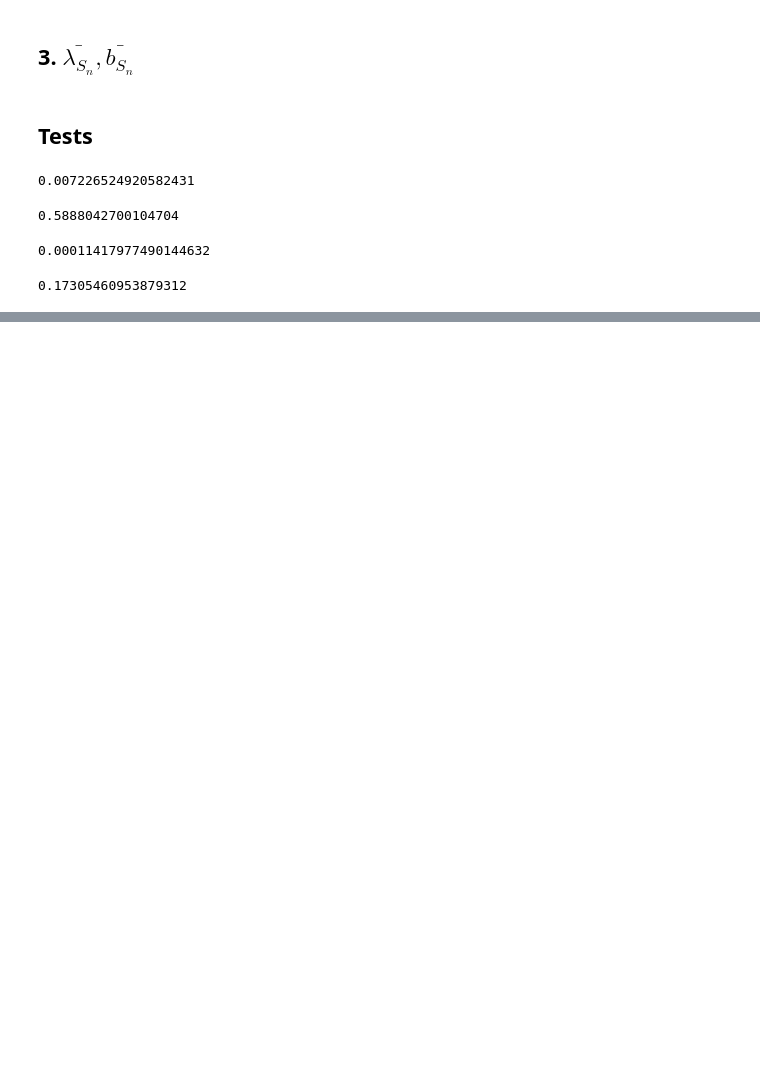
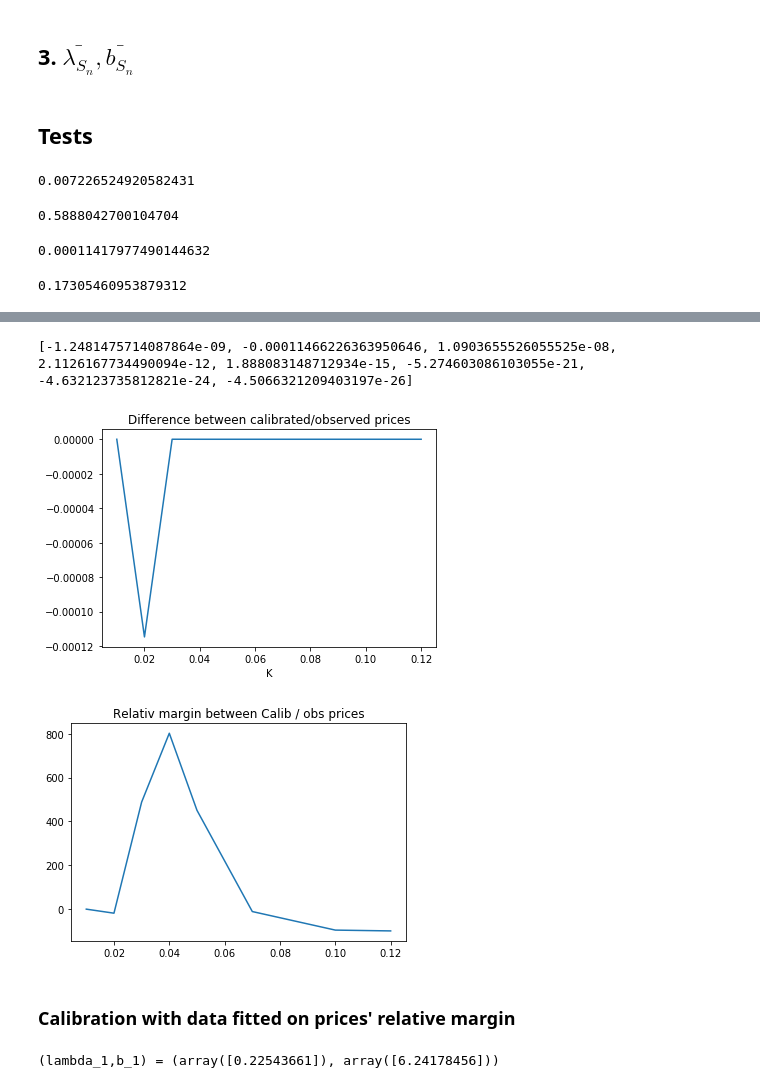
Before and after one commit to AlexisHoussard/Stage-Awalee-2021, a Jupyter notebook: Test_calibration.ipynb, the cells around one changed output, grey strips where cells are left out. Drawn from its saved outputs; the diff is of its cells as text; code cells hidden in the pictures; blank space fills up the shorter version.

```diff
--- a/Test_calibration.ipynb
+++ b/Test_calibration.ipynb
@@ -947,0 +855,21 @@ opt_param
+# %%
+# Plot of the price difference between observed prices and thus with calibrated parameters
+
+calib_b_bar = b_bar(maturities, bonds, maturity_grid, [0], [0], calib_param[0][0], calib_param[1][0], chi)
+calib_lambda_bar = lambda_bar(maturities, bonds, maturity_grid,[0], [0], calib_param[0][0], calib_param[1][0], chi)
+d = [log_displaced(S0,A0,T0,strikes[m],calib_lambda_bar,calib_b_bar) - Price_BS(S0,A0,T0,strikes[m],IV[0][m]) for m in range(len(strikes))]
+plt.plot(strikes,d)
+plt.title("Difference between calibrated/observed prices")
+plt.xlabel("K")
+print(d)
+plt.show()
+d2 = [100*d[m]/Price_BS(S0,A0,T0,strikes[m],IV[0][m]) for m in range(len(strikes))]
+plt.plot(strikes,d2)
+plt.title("Relativ margin between Calib / obs prices")
+plt.show()
+# %% [output]
+[-1.2481475714087864e-09, -0.00011466226363950646, 1.0903655526055525e-08, 2.1126167734490094e-12, 1.888083148712934e-15, -5.274603086103055e-21, -4.632123735812821e-24, -4.5066321209403197e-26]
+[figure, added]
+[figure, added]
+# %% [markdown]
+### Calibration with data fitted on prices' relative margin
@@ -947,0 +891,6 @@ opt_param
+# %%
+data3 = data_set_tiers(maturity_grid,strikes,IV,chi,delta,0.208871904)
+calib_param = calib(data3, maturity_grid, delta)
+print("(lambda_1,b_1) =",calib_param)
+# %% [output]
+(lambda_1,b_1) = (array([0.22543661]), array([6.24178456]))
```
Also changed, not shown: parts of 46 cells of this notebook.
